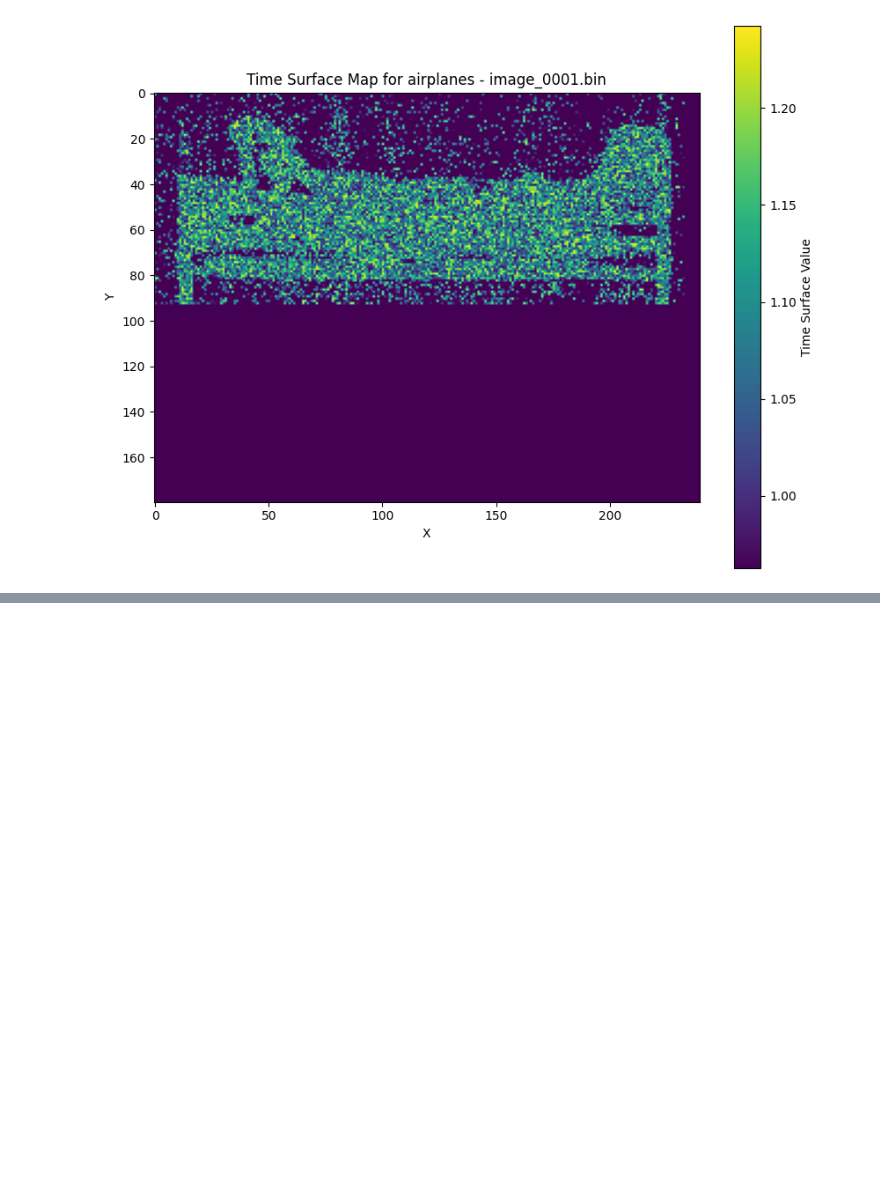
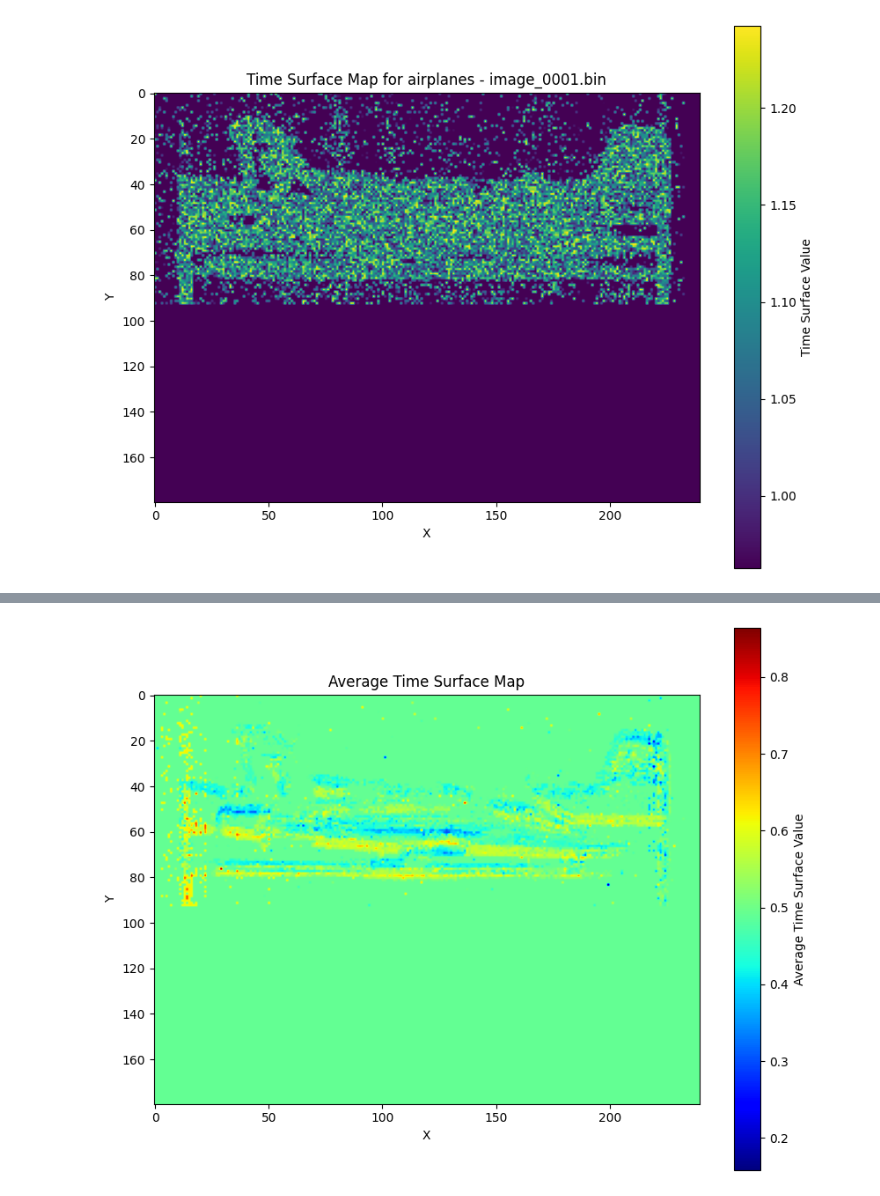
Before and after one commit to gongguhit/gazingev, a Jupyter notebook: pm/test_ncaltech101.ipynb, the cells around one changed output, grey strips where cells are left out. Drawn from its saved outputs; the diff is of its cells as text; code cells hidden in the pictures; blank space fills up the shorter version.

```diff
--- a/pm/test_ncaltech101.ipynb
+++ b/pm/test_ncaltech101.ipynb
@@ -126,0 +468,75 @@ FileNotFoundError: [Errno 2] No such file or directory: 'path/to/n_caltech101_da
+# %%
+import numpy as np
+import matplotlib.pyplot as plt
+from sklearn.linear_model import RANSACRegressor, LinearRegression
+
+def ransac_filter_time_surface_maps(time_surface_maps):
+    """
+    Use RANSAC to filter out outlier time surface maps based on event count.
+    """
+    # Count number of events (non-zero values) in each time surface map
+    event_counts = np.array([np.count_nonzero(t_map) for t_map in time_surface_maps]).reshape(-1, 1)
+
+    # Generate a linear model for RANSAC
+    model = LinearRegression()
+    ransac = RANSACRegressor(model, residual_threshold=0.1)
+
+    # Fit the model
+    ransac.fit(event_counts, np.arange(len(event_counts)))
+
+    # Inlier mask
+    inlier_mask = ransac.inlier_mask_
+
+    # Return only the inlier time surface maps
+    return [time_surface_maps[i] for i in range(len(time_surface_maps)) if inlier_mask[i]]
+
+def average_time_surface_maps(time_surface_maps):
+    """
+    Average multiple time surface maps into a single map.
+    """
+    stacked_maps = np.stack(time_surface_maps)
+    average_map = np.mean(stacked_maps, axis=0)
+    return average_map
+
+def convert_to_grayscale(frames):
+    """
+    Convert each time surface map in frames to grayscale.
+    """
+    grayscale_frames = []
+    for frame in frames:
+        # Convert the frame to float if it's not already
+        frame_float = frame.astype(float)
+        # Normalize the values to be between 0 and 1
+        frame_normalized = (frame_float - frame_float.min()) / (frame_float.max() - frame_float.min())
+        grayscale_frames.append(frame_normalized)
+    return grayscale_frames
+
+
+def visualize_average_map(average_map):
+    """
+    Visualize the average time surface map.
+    """
+    plt.figure(figsize=(10, 8))
+    plt.imshow(average_map, cmap='jet')
+    plt.colorbar(label='Average Time Surface Value')
+    plt.title('Average Time Surface Map')
+    plt.xlabel('X')
+    plt.ylabel('Y')
+    plt.show()
+
+frames_grayscale = convert_to_grayscale(frames)
+
+# Example usage:
+# Assuming you have a list of time surface maps from your mini-batches
+time_surface_maps = frames_grayscale  # Your list of time surface maps goes here
+
+# Apply RANSAC filtering
+filtered_maps = ransac_filter_time_surface_maps(time_surface_maps)
+
+# Calculate the average map using the filtered maps
+average_map = average_time_surface_maps(filtered_maps)
+
+# Visualize the average map
+visualize_average_map(average_map)
+# %% [output]
+[figure, added]
```
Also changed, not shown: parts of 7 cells of this notebook, 8 other files.
